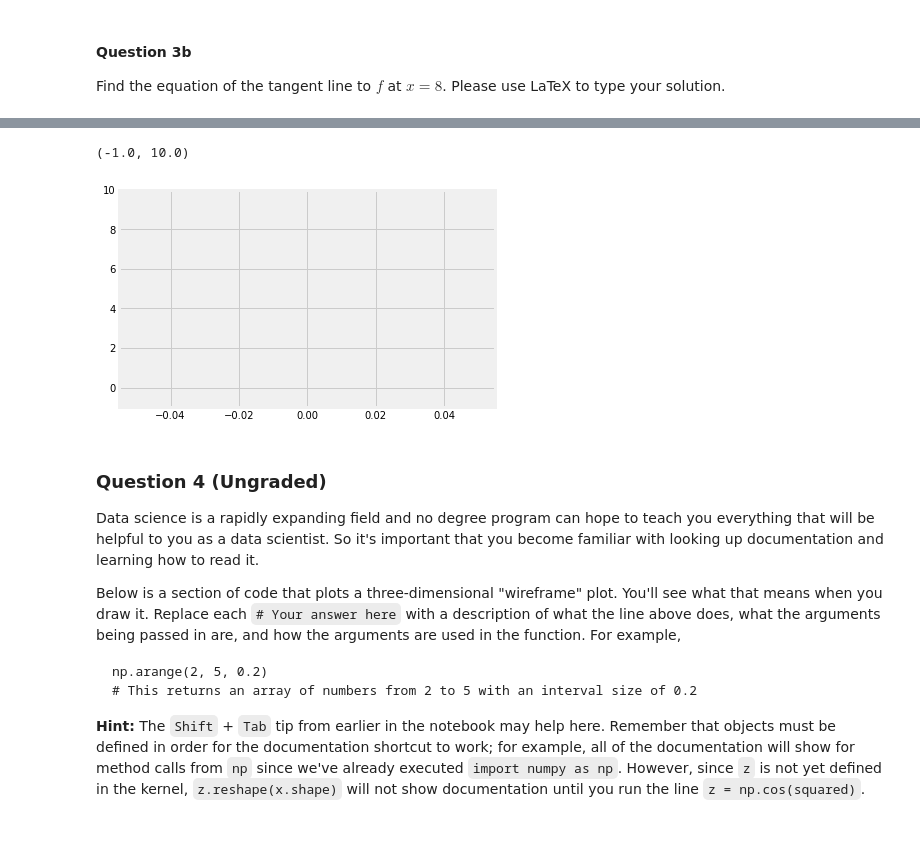
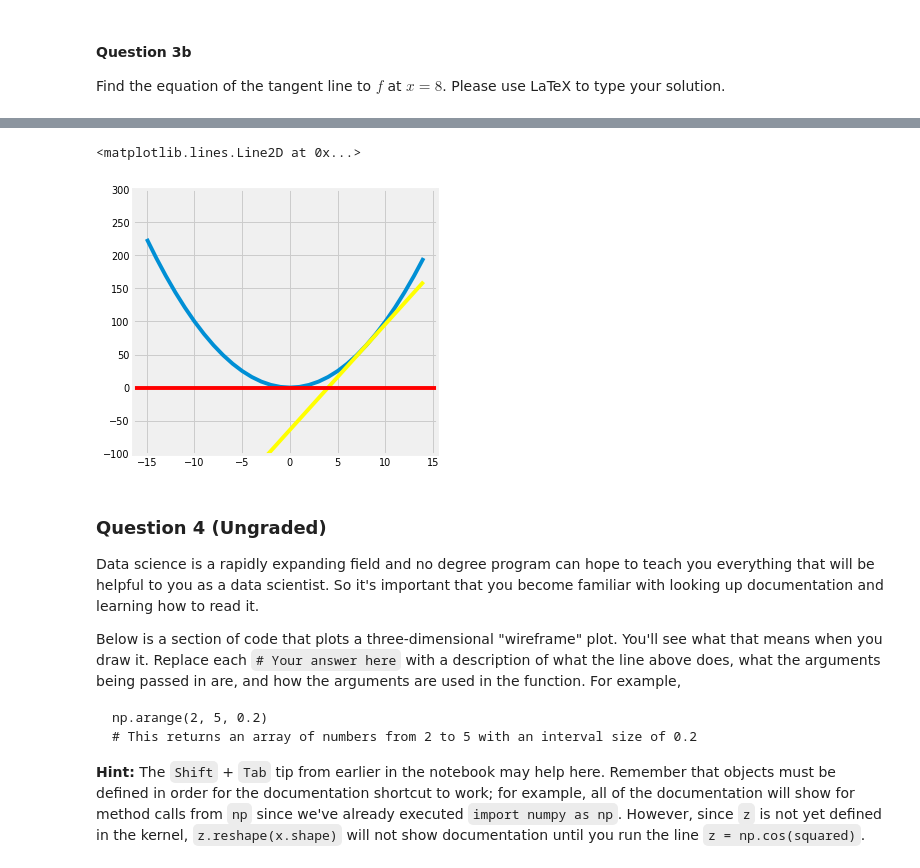
Before and after one commit to TheEvergreenStateCollege/week-2-Monado-Guy, a Jupyter notebook: lab/lab01/lab01.ipynb, the cells around one changed output, grey strips where cells are left out. Drawn from its saved outputs; the diff is of its cells as text; code cells hidden in the pictures; blank space fills up the shorter version.

```diff
--- a/lab/lab01/lab01.ipynb
+++ b/lab/lab01/lab01.ipynb
@@ -410,23 +432,29 @@ You should use the `plt.plot` function to plot lines. You may find the following
 BEGIN QUESTION
 name: q3c
 -->
-# %%
-def f(x):
-    ...
-
-def df(x):
-    ...
-
-def plot(f, df):
-    ...
-
-# plot(f, df)
-
-plt.plot()
-plt.ylim(-1, 10)
-# %% [output]
-(-1.0, 10.0)
-[figure, removed]
+# %%
+from matplotlib.pyplot import figure
+
+def f(x):
+    return x ** 2
+
+def df(x):
+    return (16 * x) - 64
+
+def plot(f, df):
+    x = np.arange(-15, 15)
+
+
+# plot(f, df)
+plt.figure(figsize=(5, 5), dpi=70)
+x = np.arange(-15, 15)
+plt.plot(x, f(x))
+plt.plot(x, df(x), color='yellow')
+plt.ylim(-100, 300)
+plt.axhline(color='red')
+# %% [output]
+<matplotlib.lines.Line2D at 0x...>
+[figure, added]
 # %% [markdown]
 ### Question 4 (Ungraded) ##
 
```
Also changed, not shown: parts of 5 cells of this notebook.
